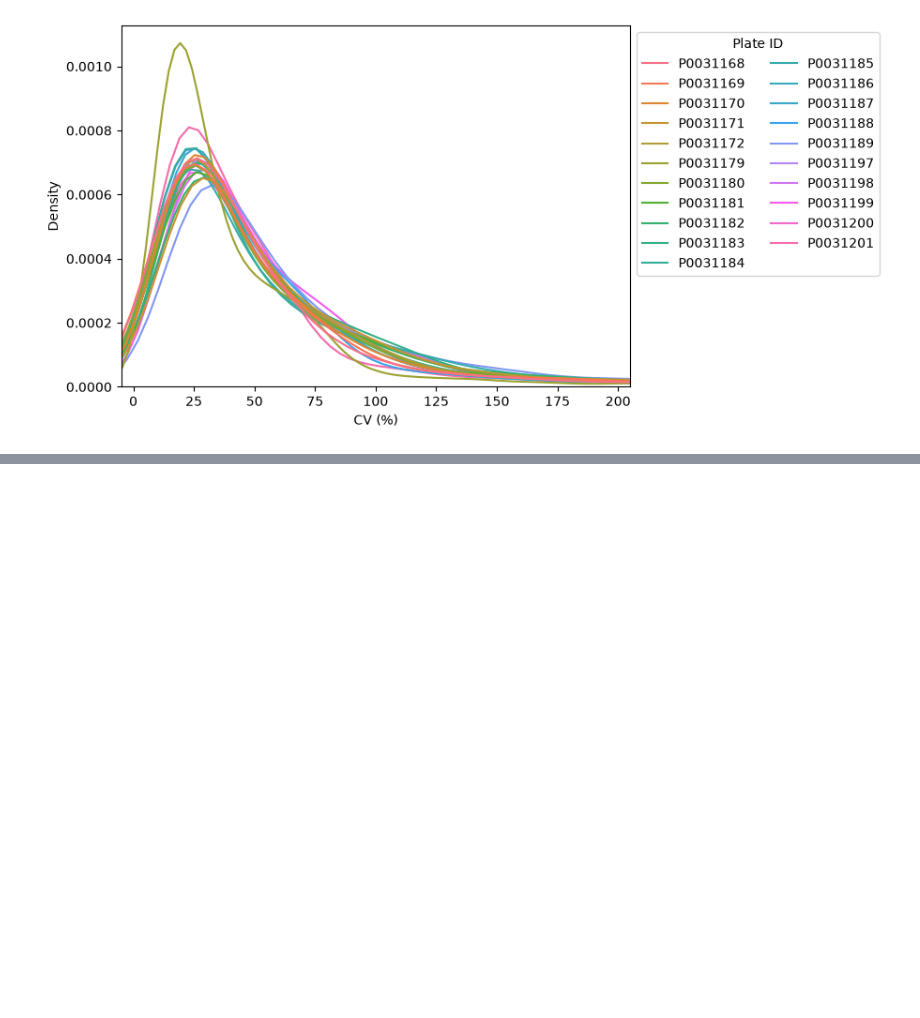
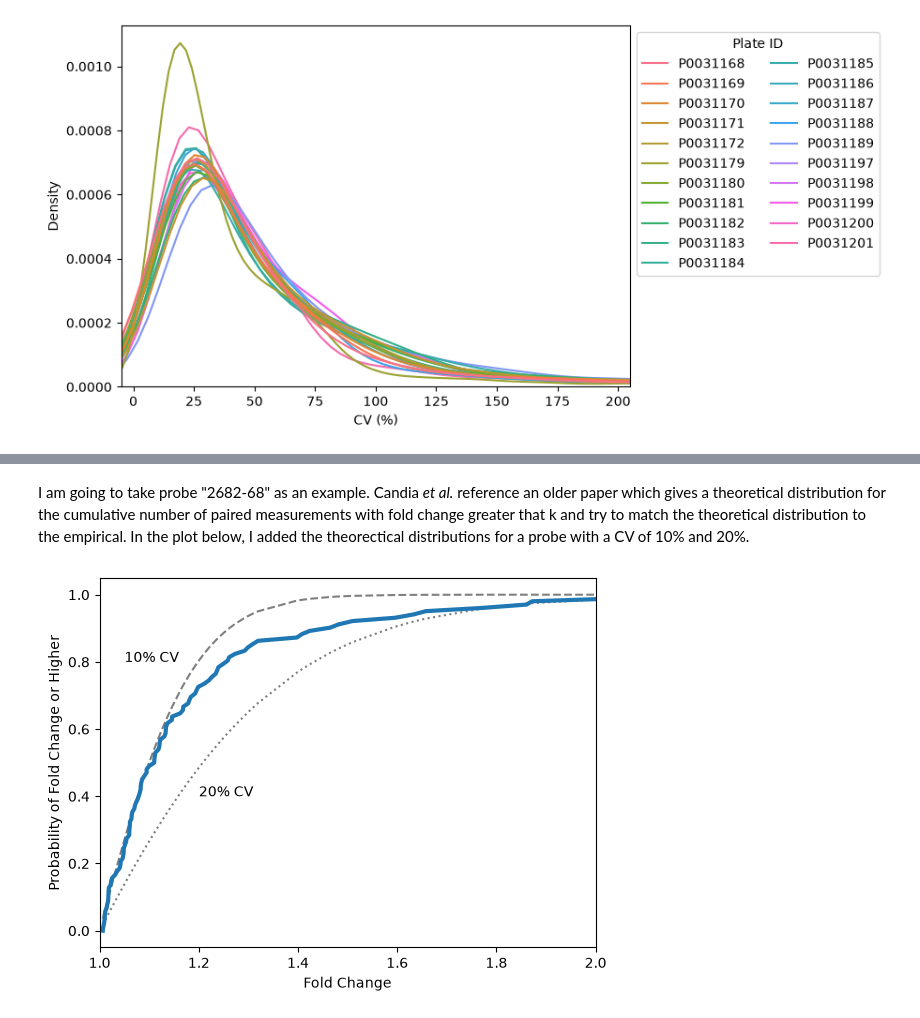
Before and after one commit to AnthonyOfSeattle/affinity-proteomics-notebook, a Jupyter notebook: work/2026_09_09_investigating_candia_dispersion.ipynb, the cells around one changed output, grey strips where cells are left out. Cells and saved outputs as stored; diff of their text form; code cells hidden in the pictures; blank space fills up the shorter version.

```diff
--- a/work/2026_09_09_investigating_candia_dispersion.ipynb
+++ b/work/2026_09_09_investigating_candia_dispersion.ipynb
@@ -712,0 +345,51 @@ np.float64(14.993178130348934)
+# %% [markdown]
+I am going to take probe "2682-68" as an example. Candia *et al.* reference an older paper which gives a theoretical distribution for the cumulative number of paired measurements with fold change greater that k and try to match the theoretical distribution to the empirical. In the plot below, I added the theorectical distributions for a probe with a CV of 10% and 20%.
+# %%
+fc = probe_fold_change[probe_fold_change["SeqId"].values == "2682-68"].sort_values("FoldChange")
+
+sns.lineplot(
+    x = fc["FoldChange"],
+    y = np.arange(fc.shape[0])/fc.shape[0],
+    linewidth = 3,
+    zorder = 1
+)
+
+den = np.sqrt(
+    2*np.log(
+        np.pow(20/100, 2) + 1
+    )
+)
+prob = 1-2*sc.stats.norm.cdf(-1*np.log(fc["FoldChange"])/den)
+sns.lineplot(
+    x = fc["FoldChange"],
+    y = prob,
+    c = "black",
+    linestyle = "dotted",
+    alpha = .5,
+    zorder = 0
+)
+plt.text(x = 1.2, y = 0.4, s = "20% CV")
+
+den = np.sqrt(
+    2*np.log(
+        np.pow(10/100, 2) + 1
+    )
+)
+prob = 1-2*sc.stats.norm.cdf(-1*np.log(fc["FoldChange"])/den)
+sns.lineplot(
+    x = fc["FoldChange"],
+    y = prob,
+    c = "black",
+    linestyle = "dashed",
+    alpha = .5,
+    zorder = 0
+)
+plt.text(x = 1.05, y = 0.8, s = "10% CV")
+
+plt.xlabel("Fold Change")
+plt.ylabel("Probability of Fold Change or Higher")
+
+plt.xlim(1, 2)
+plt.show()
+# %% [output]
+[figure, added]
```
Also changed, not shown: parts of 50 cells of this notebook.
